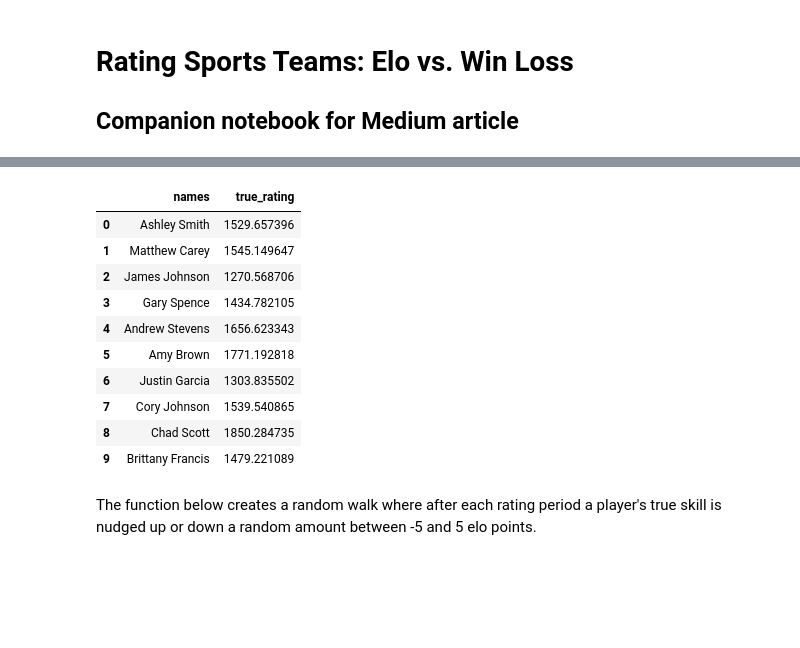
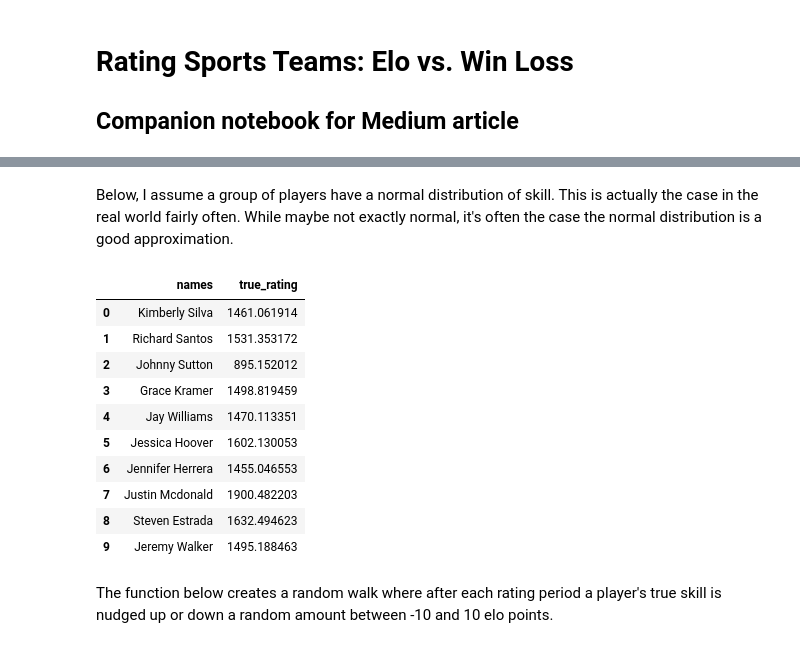
Before and after one commit to btatkinson/oddsmaker, a Jupyter notebook: medium/Rating Sports Teams Elo vs. Win Loss.ipynb, the cells around one changed output, grey strips where cells are left out. Saved outputs shown, nothing was run; the diff lists cells and outputs as text; code cells hidden in the pictures; blank space fills up the shorter version.

```diff
--- a/medium/Rating Sports Teams Elo vs. Win Loss.ipynb
+++ b/medium/Rating Sports Teams Elo vs. Win Loss.ipynb
@@ -19,27 +54,32 @@ from utils import create_fake_Elo_ratings, create_Elo_random_walk
+# %% [markdown]
+
+Below, I assume a group of players have a normal distribution of skill. This is actually the case in the real world fairly often. While maybe not exactly normal, it's often the case the normal distribution is a good approximation.
 # %%
 
+# from oddsmaker.utils import create_fake_Elo_ratings, create_Elo_random_walk
+
 ## Initialize "True" ratings and assign to fake names
-player_rating_dict = create_fake_Elo_ratings(24, mean=1500, std_dev=250)
+player_rating_dict = create_fake_Elo_ratings(num_players=24, mean=1500, std_dev=250)
 
 ## Showing sample ratings
 pd.DataFrame({
     'names':player_rating_dict.keys(),
     'true_rating':player_rating_dict.values()
 }).head(10)
 # %% [output]
 |  | names | true_rating |
-| 0 | Ashley Smith | 1529.657396 |
-| 1 | Matthew Carey | 1545.149647 |
-| 2 | James Johnson | 1270.568706 |
-| 3 | Gary Spence | 1434.782105 |
-| 4 | Andrew Stevens | 1656.623343 |
-| 5 | Amy Brown | 1771.192818 |
-| 6 | Justin Garcia | 1303.835502 |
-| 7 | Cory Johnson | 1539.540865 |
-| 8 | Chad Scott | 1850.284735 |
-| 9 | Brittany Francis | 1479.221089 |
+| 0 | Kimberly Silva | 1461.061914 |
+| 1 | Richard Santos | 1531.353172 |
+| 2 | Johnny Sutton | 895.152012 |
+| 3 | Grace Kramer | 1498.819459 |
+| 4 | Jay Williams | 1470.113351 |
+| 5 | Jessica Hoover | 1602.130053 |
+| 6 | Jennifer Herrera | 1455.046553 |
+| 7 | Justin Mcdonald | 1900.482203 |
+| 8 | Steven Estrada | 1632.494623 |
+| 9 | Jeremy Walker | 1495.188463 |
 # %% [markdown]
 
-The function below creates a random walk where after each rating period a player's true skill is nudged up or down a random amount between -5 and 5 elo points.
+The function below creates a random walk where after each rating period a player's true skill is nudged up or down a random amount between -10 and 10 elo points.
 # %%
 
```
Also changed, not shown: parts of 26 cells of this notebook, 1 other file.
